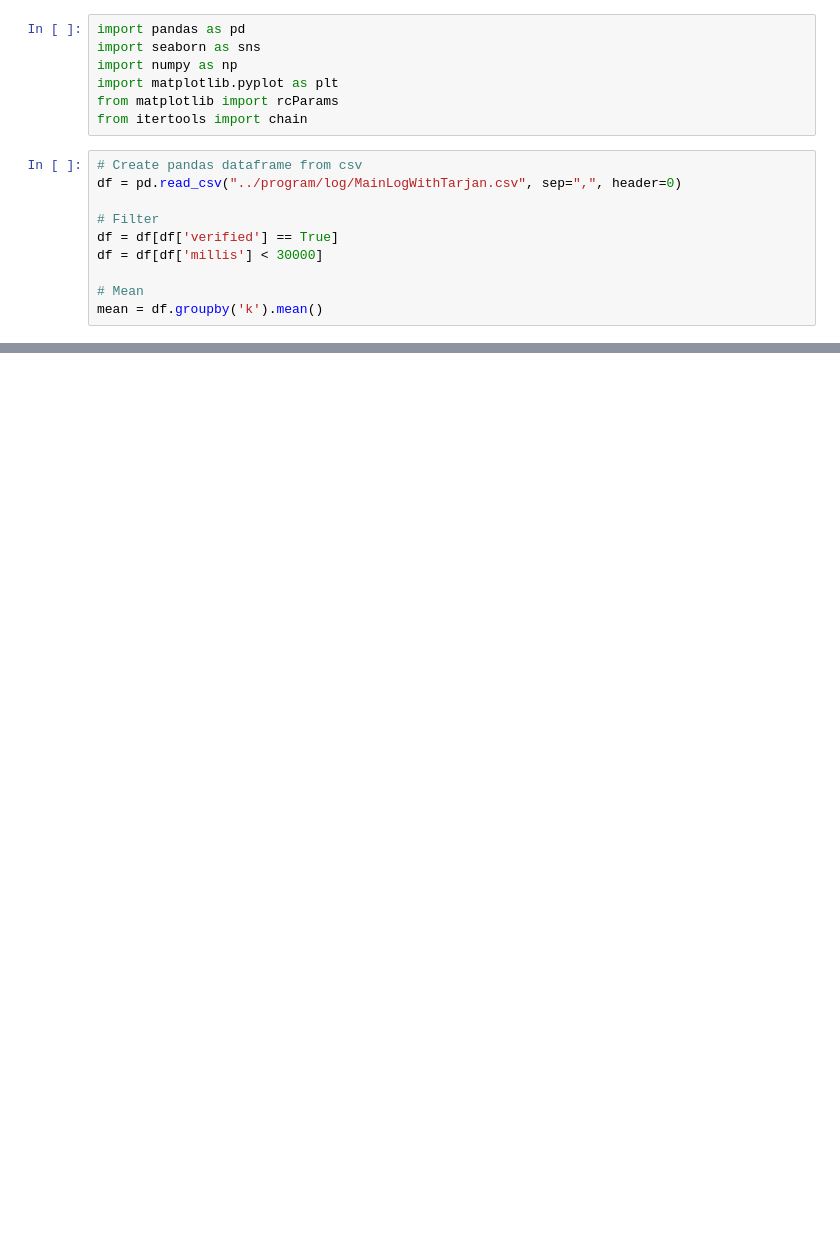
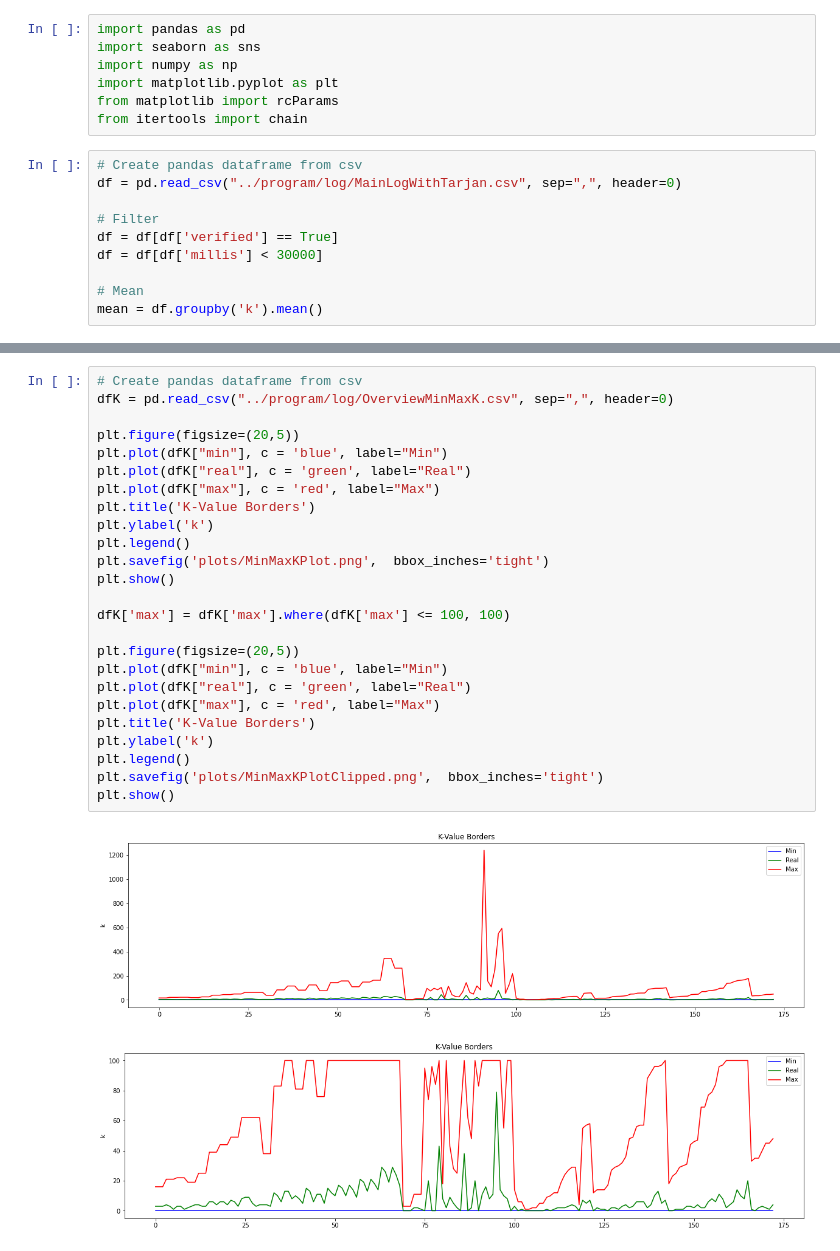
Before and after one commit to HenriDickel/DFVS-Solver, a Jupyter notebook: DFVS_Solver/out/production/DFVS_Solver/python/statistics.ipynb, the cells around one changed output, grey strips where cells are left out. Cells and saved outputs as stored; diff of their text form; blank space fills up the shorter version.

Commit message:
Plotting

```diff
--- a/DFVS_Solver/out/production/DFVS_Solver/python/statistics.ipynb
+++ b/DFVS_Solver/out/production/DFVS_Solver/python/statistics.ipynb
@@ -35,0 +36,28 @@ plt.show()
+# %%
+# Create pandas dataframe from csv
+dfK = pd.read_csv("../program/log/OverviewMinMaxK.csv", sep=",", header=0)
+
+plt.figure(figsize=(20,5))
+plt.plot(dfK["min"], c = 'blue', label="Min")
+plt.plot(dfK["real"], c = 'green', label="Real")
+plt.plot(dfK["max"], c = 'red', label="Max")
+plt.title('K-Value Borders')
+plt.ylabel('k')
+plt.legend()
+plt.savefig('plots/MinMaxKPlot.png',  bbox_inches='tight')
+plt.show()
+
+dfK['max'] = dfK['max'].where(dfK['max'] <= 100, 100)
+
+plt.figure(figsize=(20,5))
+plt.plot(dfK["min"], c = 'blue', label="Min")
+plt.plot(dfK["real"], c = 'green', label="Real")
+plt.plot(dfK["max"], c = 'red', label="Max")
+plt.title('K-Value Borders')
+plt.ylabel('k')
+plt.legend()
+plt.savefig('plots/MinMaxKPlotClipped.png',  bbox_inches='tight')
+plt.show()
+# %% [output]
+[figure, added]
+[figure, added]
```
Also changed, not shown: parts of 2 cells of this notebook, 5 other files.
